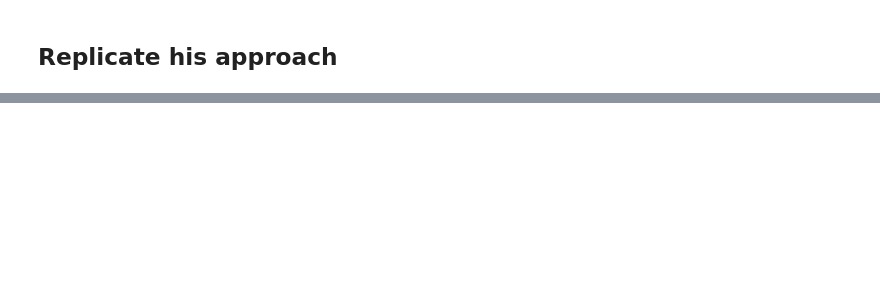
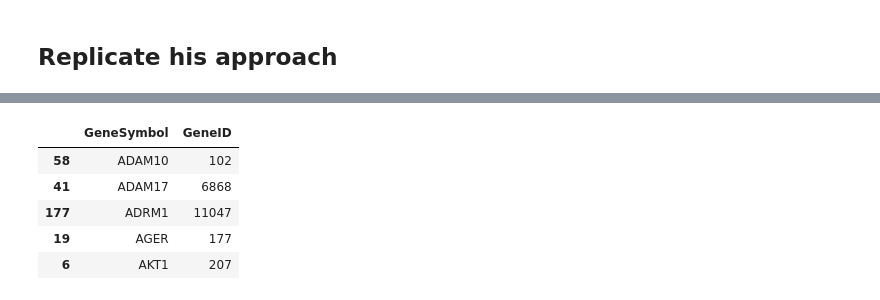
Before and after one commit to jfk1327/pbi, a Jupyter notebook: week3/week3_lecture6_notebook2.ipynb, the cells around one changed output, grey strips where cells are left out. Cells and saved outputs as stored; diff of their text form; code cells hidden in the pictures; blank space fills up the shorter version.

```diff
--- a/week3/week3_lecture6_notebook2.ipynb
+++ b/week3/week3_lecture6_notebook2.ipynb
@@ -134,41 +116,40 @@ gene_ids_df
 # %%
-import urllib.parse
-from numpy import record
-# the base request url for eSearch
-url = f"https://eutils.ncbi.nlm.nih.gov/entrez/eutils/esearch.fcgi"
 
-db = 'gene'
-
-gene_iter = gene_df['GeneSymbol'].tolist()
-
-db_call_string = ' OR '.join([f'{gene}[Gene]' for gene in gene_iter])
-db_call_string = f'(human[Organism]) AND ({db_call_string})' #Joining in the query is () AND/OR ()
 
 # Define the parameters for the eSearch request
 # This can be nicely done using a dictionary
 # Note we include the history feature of eUtils to allow us to make large queries efficiently
+import urllib.request
+
+
 esearch_params = {
     'db': db,
     'term':db_call_string,
     'api_key': api_key,
     'email': email,
-    'history': 'y'
+    'usehistory': 'y'
 }
 encoded_data = urllib.parse.urlencode(esearch_params).encode('utf-8')
+
+# the base request url for eSearch
+url = f"https://eutils.ncbi.nlm.nih.gov/entrez/eutils/esearch.fcgi"
 
 # make the request
 request = urllib.request.Request(url, data=encoded_data)
 response = urllib.request.urlopen(request)
 
 # read into an XML object
-esaerch_data_XML = ET.fromstring(response.read())
+esearch_data_XML = ET.fromstring(response.read())
+
+for child in esearch_data_XML:
+    print(child)
 
 # Extract WebEnv and QueryKey
 # Here we use ElementTree to extract the WebEnv and QueryKey from the XML response
 # We will use these to fetch the gene ids in the next step using eSummary
-webenv = esaerch_data_XML.find('WebEnv').text
-query_key = esaerch_data_XML.find('QueryKey').text
-count = esaerch_data_XML.find('Count').text
+webenv = esearch_data_XML.find('WebEnv').text
+query_key = esearch_data_XML.find('QueryKey').text
+count = esearch_data_XML.find('Count').text
 
 print('webenv:', webenv, 'query_key:', query_key, 'count:', count)
 # %% [output]
@@ -224,3 +239,15 @@ for id in ids:
+# %%
+gene_ids_df.sort_values(by = 'GeneSymbol', inplace=True)
+gene_ids_df.dropna(inplace=True)
+# %%
+gene_ids_df.head()
+# %% [output]
+|  | GeneSymbol | GeneID |
+| 58 | ADAM10 | 102 |
+| 41 | ADAM17 | 6868 |
+| 177 | ADRM1 | 11047 |
+| 19 | AGER | 177 |
+| 6 | AKT1 | 207 |
 # %%
 # Step 3 - Convert RefSeq IDs to NCBI Gene IDs
 
```
Also changed, not shown: parts of 10 cells of this notebook, 5 other files.
